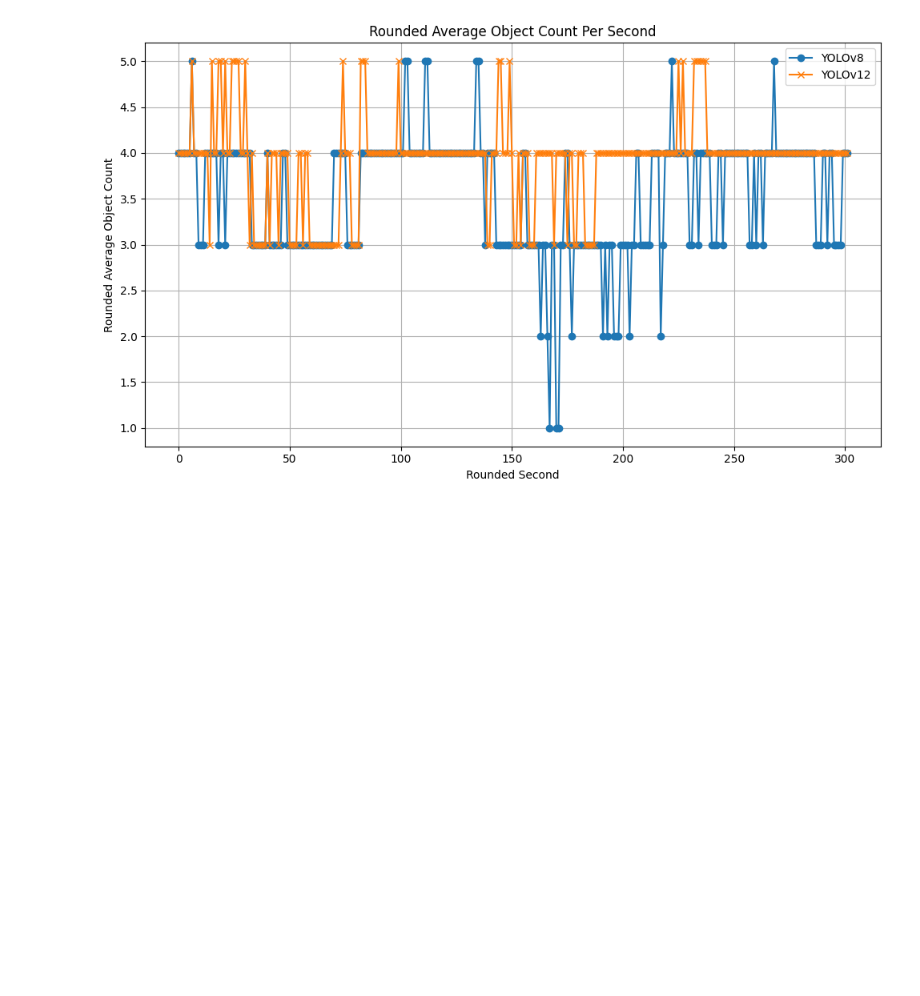
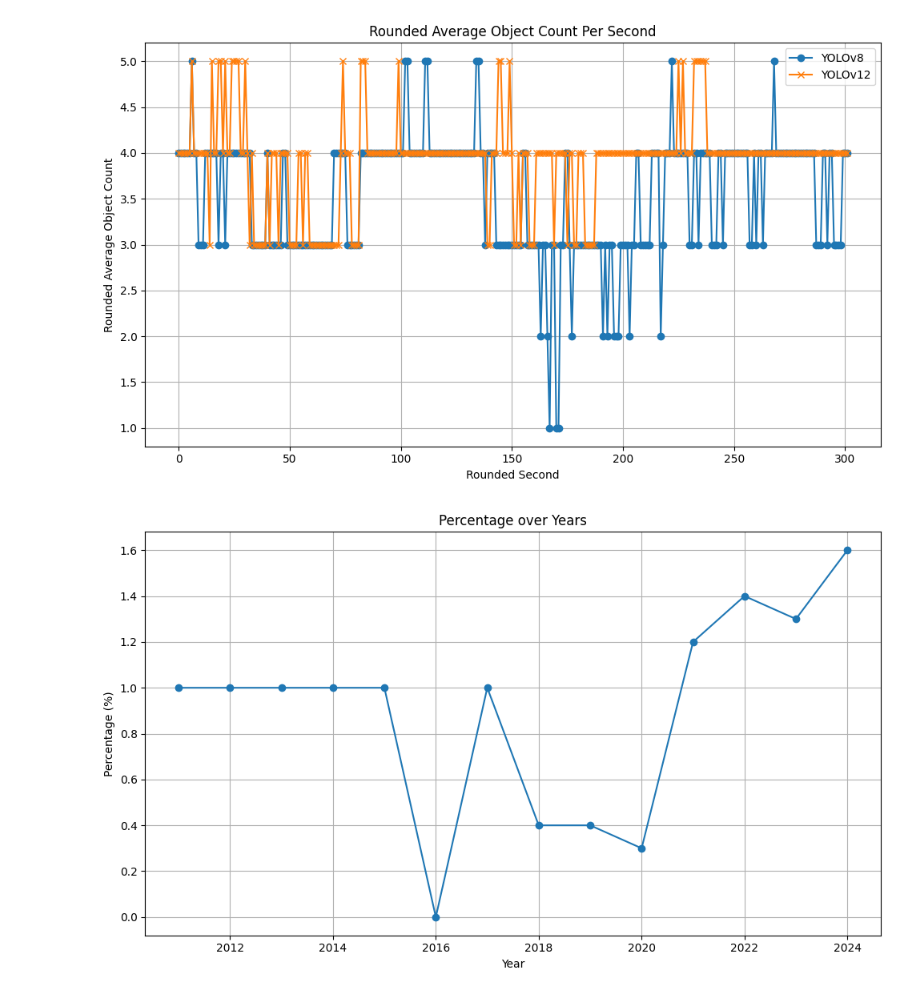
Before and after one commit to MerMer12345/AIChickenCoop, a Jupyter notebook: Graphs.ipynb, the cells around one changed output. Drawn from its saved outputs; the diff is of its cells as text; code cells hidden in the pictures; blank space fills up the shorter version.

Commit message:
added chicken statistics, tried ByteTrack

```diff
--- a/Graphs.ipynb
+++ b/Graphs.ipynb
@@ -51,3 +51,24 @@ plt.tight_layout()
 plt.show()
 # %% [output]
 [figure]
+# %%
+import pandas as pd
+import matplotlib.pyplot as plt
+
+# Load the CSV file with semicolon separator
+data = pd.read_csv('ChickenStatistics.csv', delimiter=';')
+
+# Sort data by Year
+data = data.sort_values(by='Year')
+
+# Plotting
+plt.figure(figsize=(10, 6))
+plt.plot(data['Year'], data['Percentage'], marker='o')
+plt.title('Percentage over Years')
+plt.xlabel('Year')
+plt.ylabel('Percentage (%)')
+plt.grid(True)
+plt.tight_layout()
+plt.show()
+# %% [output]
+[figure, added]
```
Also changed, not shown: 2 other files.
